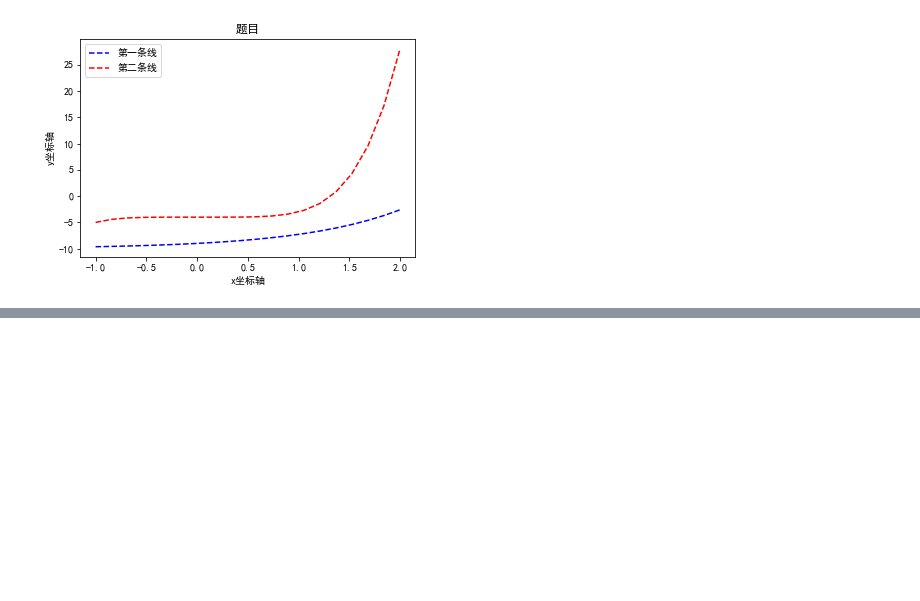
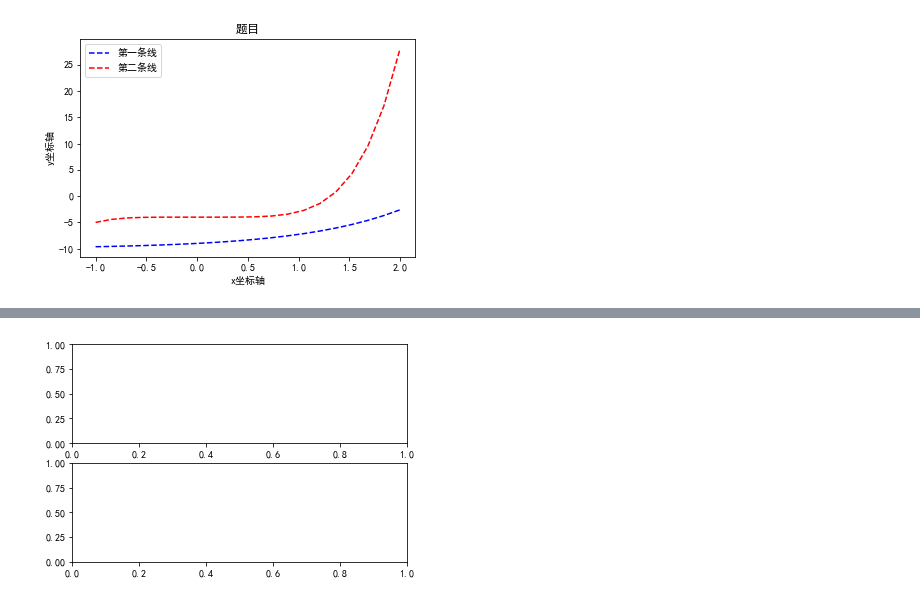
Before and after one commit to hs867785578/MyTest, a Jupyter notebook: plot_中文设置.ipynb, the cells around one changed output, grey strips where cells are left out. Saved outputs shown, nothing was run; the diff lists cells and outputs as text; code cells hidden in the pictures; blank space fills up the shorter version.

```diff
--- a/plot_中文设置.ipynb
+++ b/plot_中文设置.ipynb
@@ -23,0 +79,8 @@ plt.show()
+# %%
+# 手动创建一个figure对象
+figure = plt.figure()
+# 获取每个位置的axes对象
+axes1 = figure.add_subplot(2,1,1)
+axes2 = figure.add_subplot(2,1,2)
+# %% [output]
+[figure, added]
```
Also changed, not shown: parts of 10 cells of this notebook.
